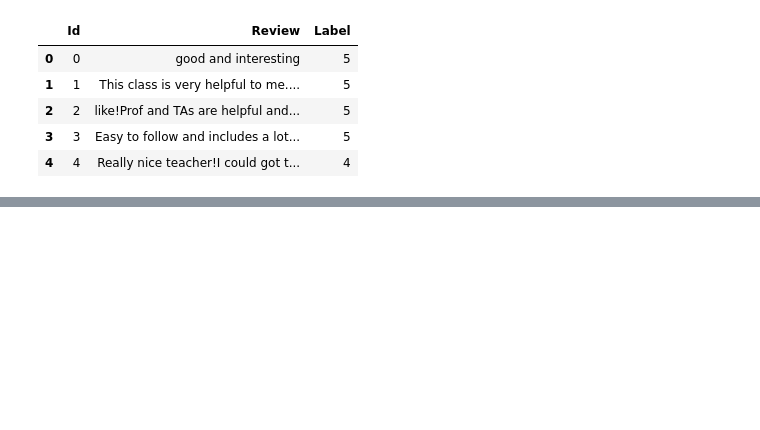
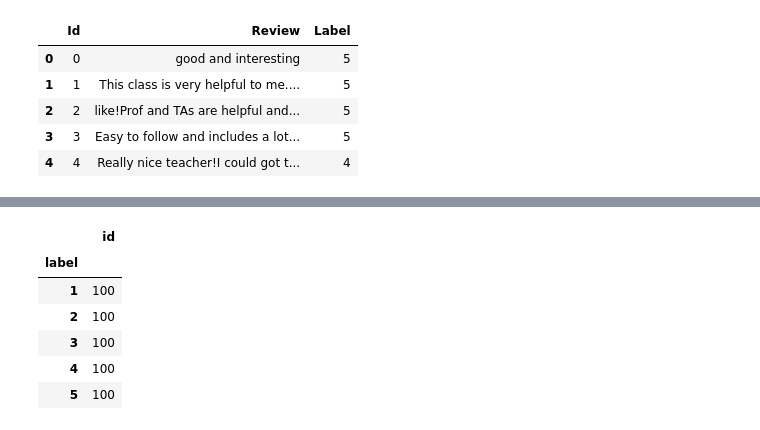
Before and after one commit to Uha661/Transformer_NER661, a Jupyter notebook: Untitled.ipynb, the cells around one changed output, grey strips where cells are left out. Cells and saved outputs as stored; diff of their text form; code cells hidden in the pictures; blank space fills up the shorter version.

```diff
--- a/Untitled.ipynb
+++ b/Untitled.ipynb
@@ -45,2 +103,13 @@ train_df.head()
 # %%
 train_df.to_csv('/content/train.tsv', sep='\t', index=False, header=False)
+# %%
+##Summarizing data
+train_df.groupby("label").agg({'id':'count'})
+# %% [output]
+|  | id |
+| label |  |
+| 1 | 100 |
+| 2 | 100 |
+| 3 | 100 |
+| 4 | 100 |
+| 5 | 100 |
```
Also changed, not shown: parts of 19 cells of this notebook.
